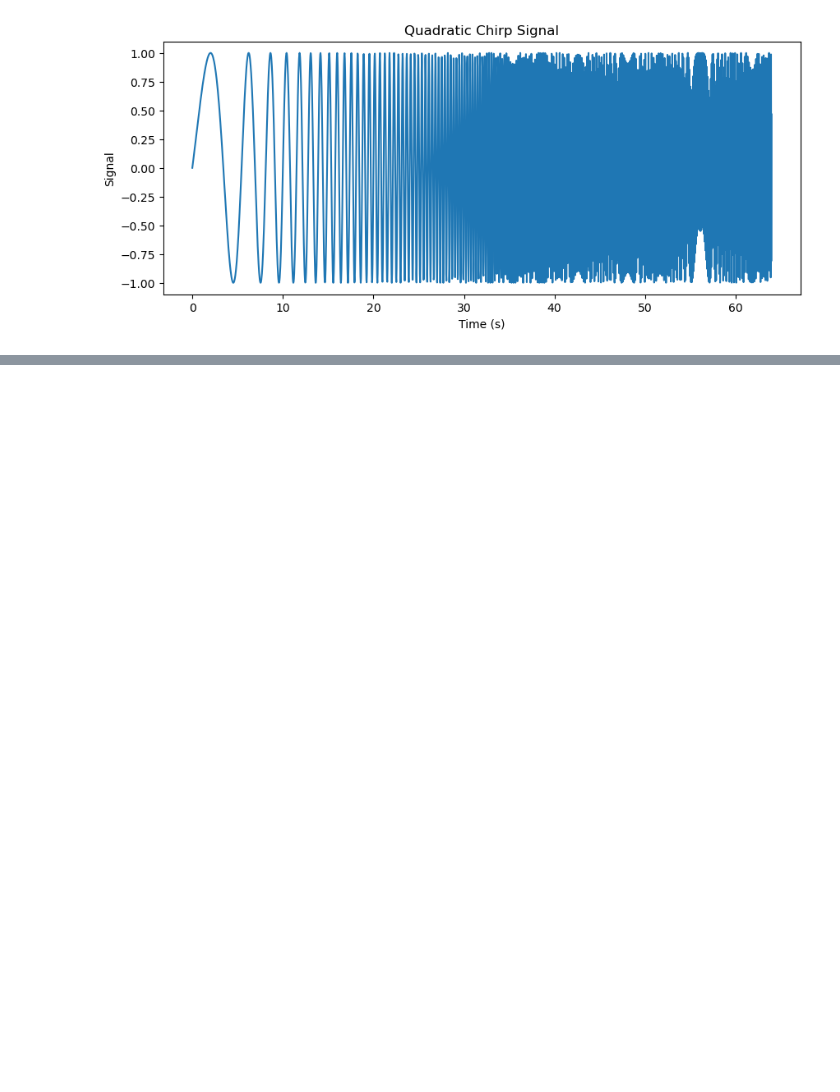
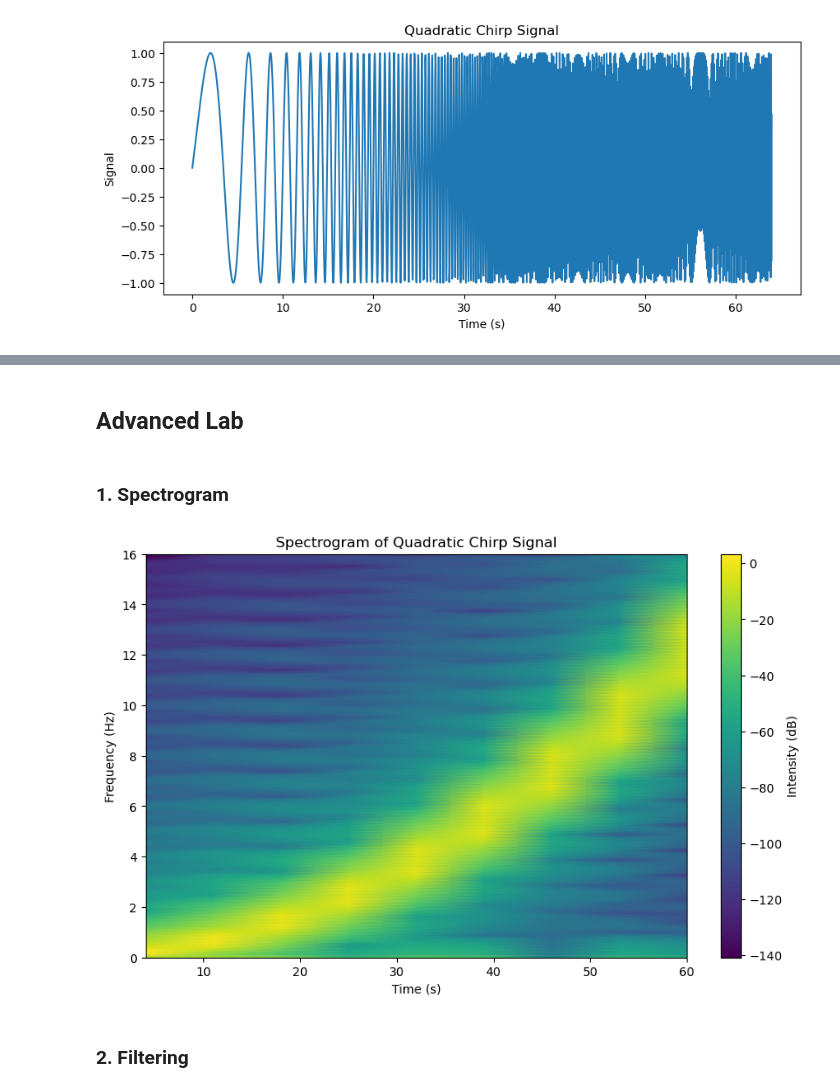
Before and after one commit to ShitongGuo/LZU_lab, a Jupyter notebook: lab_1.ipynb, the cells around one changed output, grey strips where cells are left out. Cells and saved outputs as stored; diff of their text form; code cells hidden in the pictures; blank space fills up the shorter version.

```diff
--- a/lab_1.ipynb
+++ b/lab_1.ipynb
@@ -26,0 +44,19 @@ plt.show()
+# %% [markdown]
+## Advanced Lab
+# %% [markdown]
+### 1. Spectrogram
+# %%
+from scipy.signal import spectrogram
+
+f, t, Sxx = spectrogram(signal, fs=sampling_rate, nperseg=256)
+plt.figure(figsize=(10, 6))
+plt.pcolormesh(t, f, 10 * np.log10(Sxx), shading='gouraud')
+plt.title('Spectrogram of Quadratic Chirp Signal')
+plt.ylabel('Frequency (Hz)')
+plt.xlabel('Time (s)')
+plt.colorbar(label='Intensity (dB)')
+plt.show()
+# %% [output]
+[figure, added]
+# %% [markdown]
+### 2. Filtering
```
Also changed, not shown: parts of 8 cells of this notebook.
